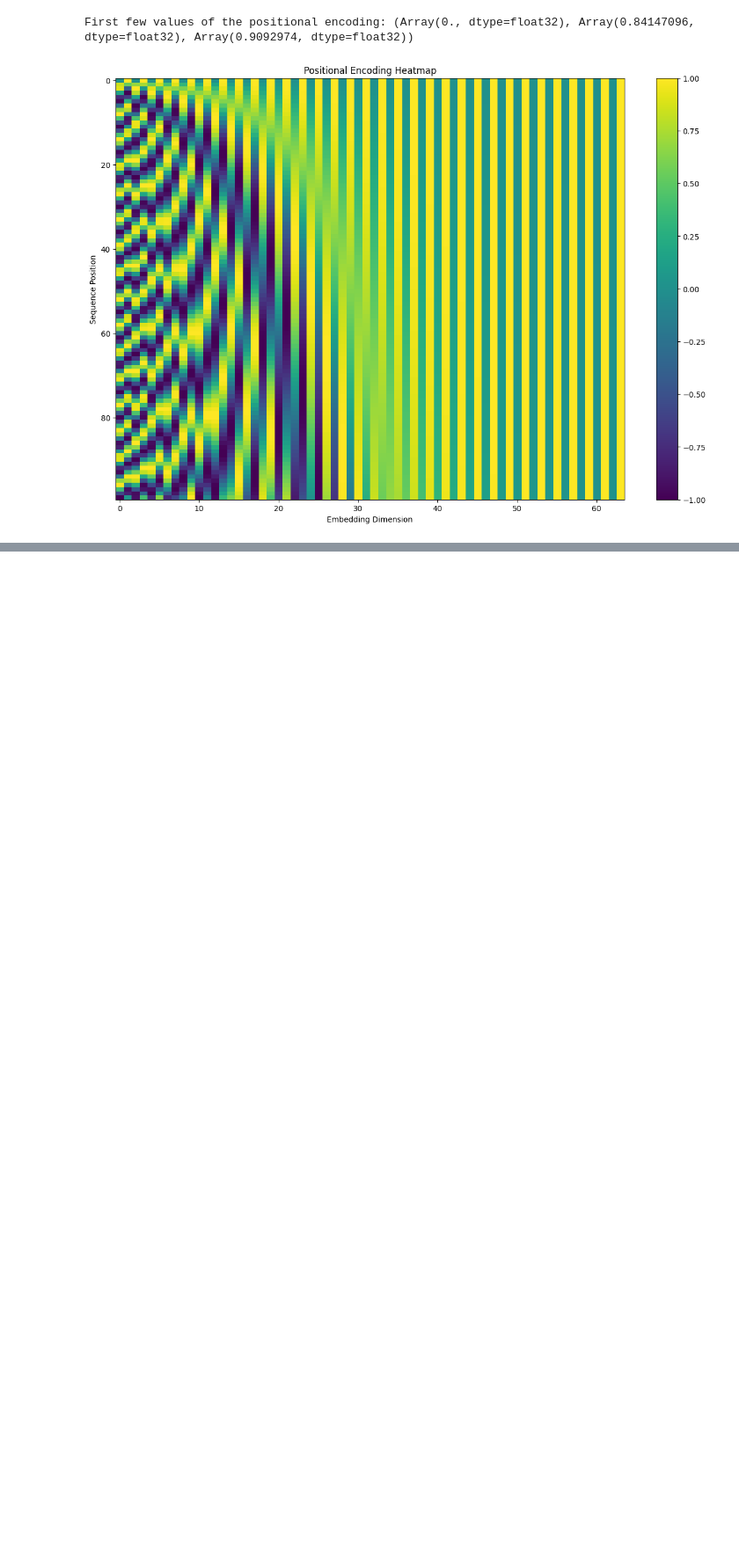
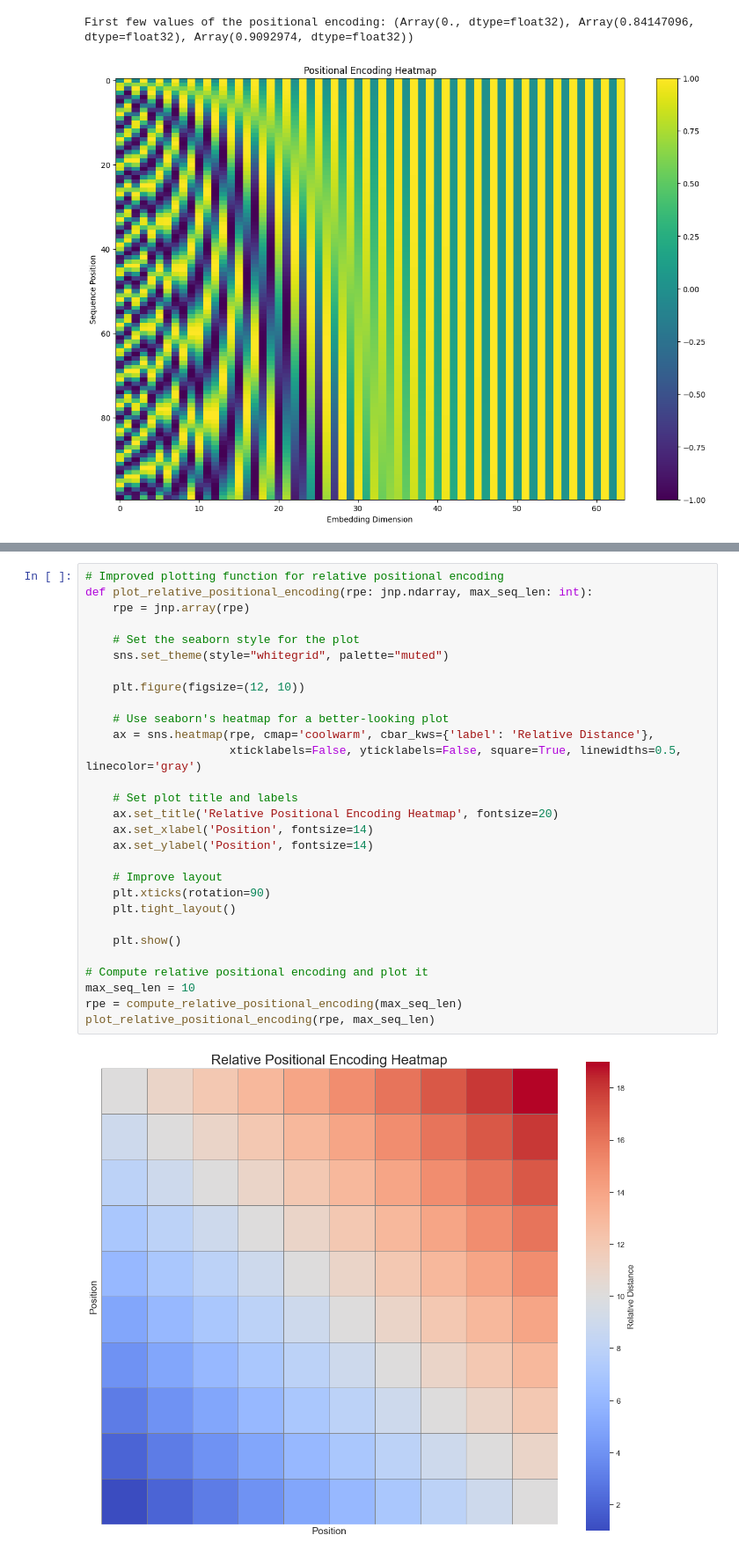
Before and after one commit to mohsenh17/TransformerNNX, a Jupyter notebook: docs/source/api/Positional_encoding.ipynb, the cells around one changed output, grey strips where cells are left out. Shown at 88% size. Saved outputs shown, nothing was run; the diff lists cells and outputs as text; blank space fills up the shorter version.

Commit message:
relative pe doc added

```diff
--- a/docs/source/api/Positional_encoding.ipynb
+++ b/docs/source/api/Positional_encoding.ipynb
@@ -92,0 +122,31 @@ First few values of the positional encoding: (Array(0., dtype=float32), Array(0.
+# %%
+# Improved plotting function for relative positional encoding
+def plot_relative_positional_encoding(rpe: jnp.ndarray, max_seq_len: int):
+    rpe = jnp.array(rpe)
+
+    # Set the seaborn style for the plot
+    sns.set_theme(style="whitegrid", palette="muted")
+
+    plt.figure(figsize=(12, 10))
+
+    # Use seaborn's heatmap for a better-looking plot
+    ax = sns.heatmap(rpe, cmap='coolwarm', cbar_kws={'label': 'Relative Distance'},
+                     xticklabels=False, yticklabels=False, square=True, linewidths=0.5, linecolor='gray')
+
+    # Set plot title and labels
+    ax.set_title('Relative Positional Encoding Heatmap', fontsize=20)
+    ax.set_xlabel('Position', fontsize=14)
+    ax.set_ylabel('Position', fontsize=14)
+
+    # Improve layout
+    plt.xticks(rotation=90)
+    plt.tight_layout()
+
+    plt.show()
+
+# Compute relative positional encoding and plot it
+max_seq_len = 10
+rpe = compute_relative_positional_encoding(max_seq_len)
+plot_relative_positional_encoding(rpe, max_seq_len)
+# %% [output]
+[figure, added]
```
Also changed, not shown: parts of 3 cells of this notebook, 1 other file.
